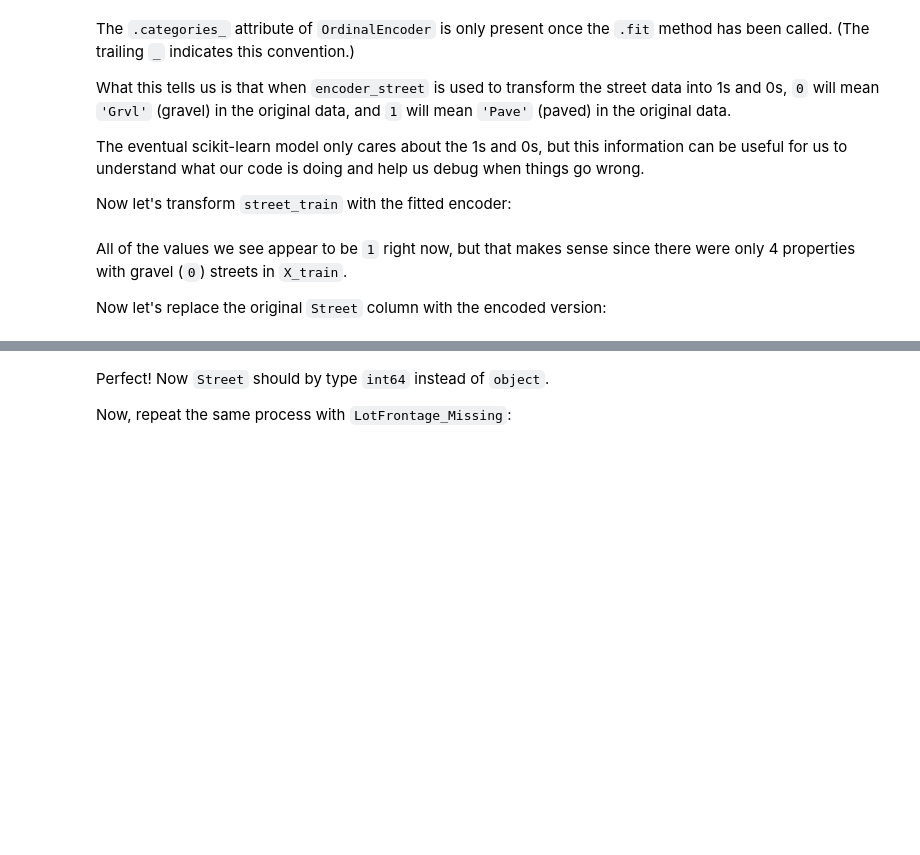
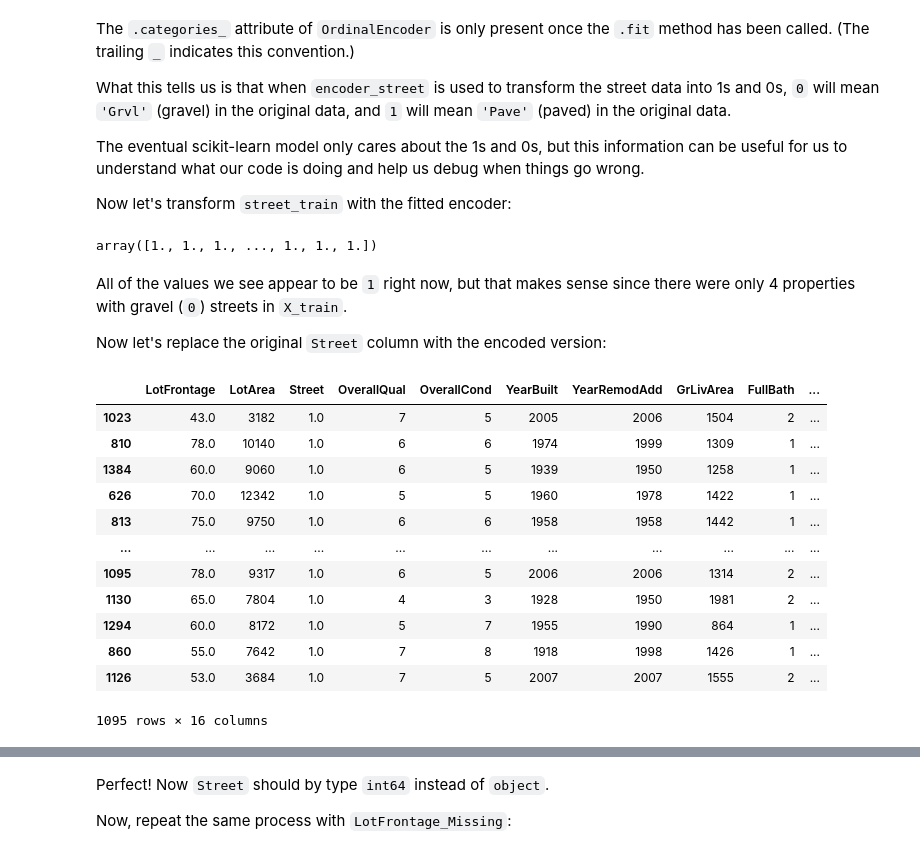
Before and after one commit to cristopher-d-delgado/dsc-sklearn-preprocessing-lab, a Jupyter notebook: index.ipynb, the cells around one changed output, grey strips where cells are left out. Drawn from its saved outputs; the diff is of its cells as text; code cells hidden in the pictures; blank space fills up the shorter version.

```diff
--- a/index.ipynb
+++ b/index.ipynb
@@ -337,11 +337,11 @@ frontage_train = X_train[["LotFrontage"]]
 missing_indicator = MissingIndicator()
 
 # (3) Fit the transformer object on frontage_train
-None
+missing_indicator.fit(frontage_train)
 
 # (4) Transform frontage_train and assign the result
 # to frontage_missing_train
-frontage_missing_train = None
+frontage_missing_train = missing_indicator.transform(frontage_train)
 
 # Visually inspect frontage_missing_train
 frontage_missing_train
@@ -390,14 +412,14 @@ from sklearn.impute import SimpleImputer
 # need to extract the relevant data again
 
 # (2) Instantiate a SimpleImputer with strategy="median"
-imputer = None
+imputer = SimpleImputer(strategy='median')
 
 # (3) Fit the imputer on frontage_train
-None
+imputer.fit(frontage_train)
 
 # (4) Transform frontage_train using the imputer and
 # assign the result to frontage_imputed_train
-frontage_imputed_train = None
+frontage_imputed_train = imputer.transform(frontage_train)
 
 # Visually inspect frontage_imputed_train
 frontage_imputed_train
@@ -488,18 +586,18 @@ Let's start with transforming `Street`:
 # Replace None with appropriate code
 
 # (0) import OrdinalEncoder from sklearn.preprocessing
-None
+from sklearn.preprocessing import OrdinalEncoder
 
 # (1) Create a variable street_train that contains the
 # relevant column from X_train
 # (Use double brackets [[]] to get the appropriate shape)
-street_train = None
+street_train = X_train[["Street"]]
 
 # (2) Instantiate an OrdinalEncoder
-encoder_street = None
+encoder_street = OrdinalEncoder()
 
 # (3) Fit the encoder on street_train
-None
+encoder_street.fit(street_train)
 
 # Inspect the categories of the fitted encoder
 encoder_street.categories_[0]
@@ -516,13 +616,15 @@ Now let's transform `street_train` with the fitted encoder:
 
 # (4) Transform street_train using the encoder and
 # assign the result to street_encoded_train
-street_encoded_train = None
+street_encoded_train = encoder_street.transform(street_train)
 
 # Flatten for appropriate shape
 street_encoded_train = street_encoded_train.flatten()
 
 # Visually inspect street_encoded_train
 street_encoded_train
+# %% [output]
+array([1., 1., 1., ..., 1., 1., 1.])
 # %% [markdown]
 All of the values we see appear to be `1` right now, but that makes sense since there were only 4 properties with gravel (`0`) streets in `X_train`.
 
@@ -530,11 +632,25 @@ Now let's replace the original `Street` column with the encoded version:
 # %%
 # Replace None with appropriate code
 
 # (5) Replace value of Street
-X_train["Street"] = None
+X_train["Street"] = street_encoded_train
 
 # Visually inspect X_train
 X_train
+# %% [output]
+|  | LotFrontage | LotArea | Street | OverallQual | OverallCond | YearBuilt | YearRemodAdd | GrLivArea | FullBath | ... |
+| 1023 | 43.0 | 3182 | 1.0 | 7 | 5 | 2005 | 2006 | 1504 | 2 | ... |
+| 810 | 78.0 | 10140 | 1.0 | 6 | 6 | 1974 | 1999 | 1309 | 1 | ... |
+| 1384 | 60.0 | 9060 | 1.0 | 6 | 5 | 1939 | 1950 | 1258 | 1 | ... |
+| 626 | 70.0 | 12342 | 1.0 | 5 | 5 | 1960 | 1978 | 1422 | 1 | ... |
+| 813 | 75.0 | 9750 | 1.0 | 6 | 6 | 1958 | 1958 | 1442 | 1 | ... |
+| ... | ... | ... | ... | ... | ... | ... | ... | ... | ... | ... |
+| 1095 | 78.0 | 9317 | 1.0 | 6 | 5 | 2006 | 2006 | 1314 | 2 | ... |
+| 1130 | 65.0 | 7804 | 1.0 | 4 | 3 | 1928 | 1950 | 1981 | 2 | ... |
+| 1294 | 60.0 | 8172 | 1.0 | 5 | 7 | 1955 | 1990 | 864 | 1 | ... |
+| 860 | 55.0 | 7642 | 1.0 | 7 | 8 | 1918 | 1998 | 1426 | 1 | ... |
+| 1126 | 53.0 | 3684 | 1.0 | 7 | 5 | 2007 | 2007 | 1555 | 2 | ... |
+1095 rows × 16 columns
 # %%
 # Run this cell without changes
 X_train.info()
```
Also changed, not shown: parts of 28 cells of this notebook.
